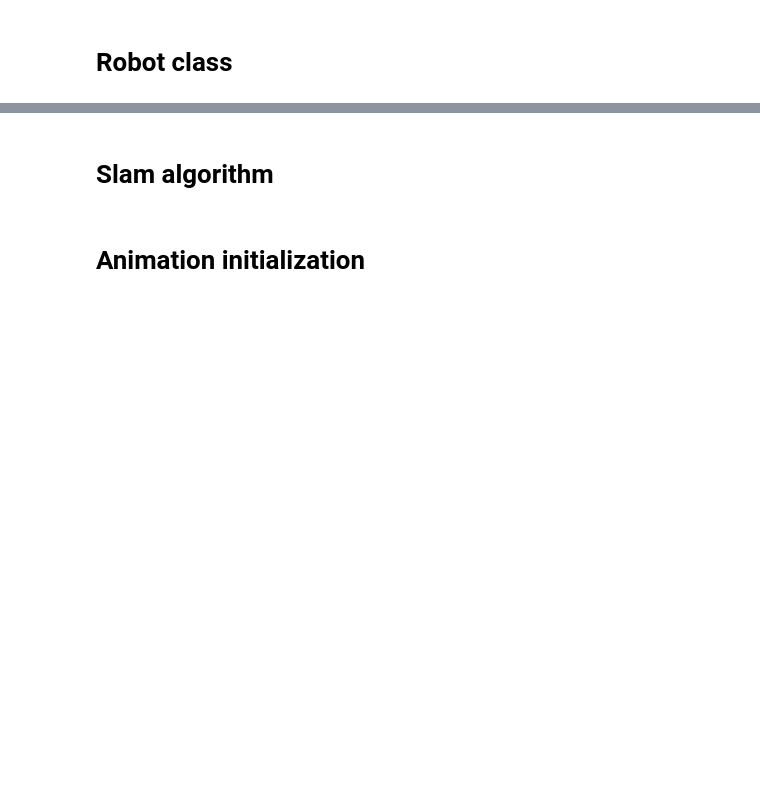
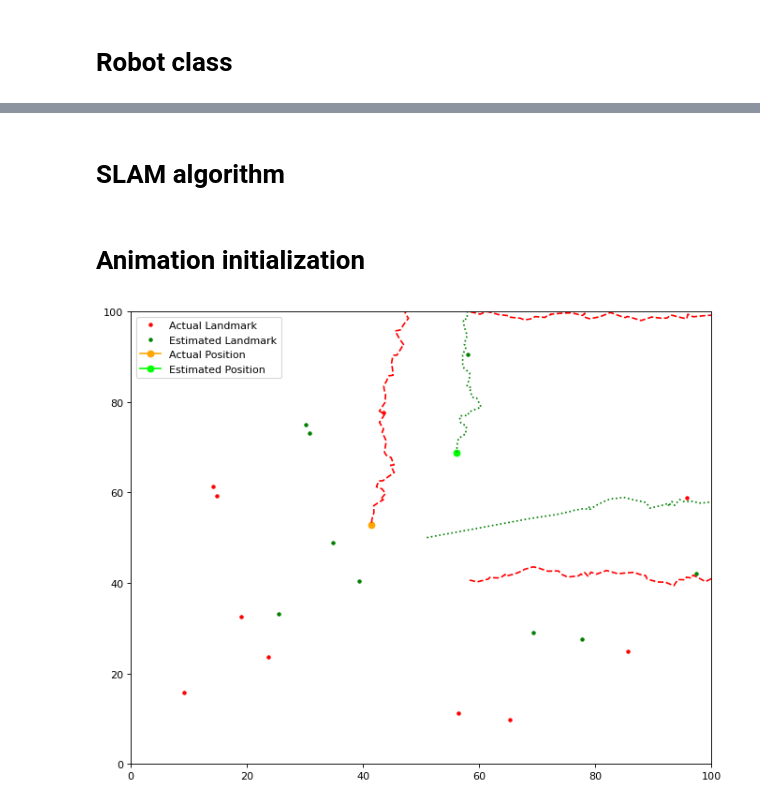
Before and after one commit to bogumilchilinski/dynpy, a Jupyter notebook: SLAM_FINAL.ipynb, the cells around one changed output, grey strips where cells are left out. Saved outputs shown, nothing was run; the diff lists cells and outputs as text; code cells hidden in the pictures; blank space fills up the shorter version.

```diff
--- a/SLAM_FINAL.ipynb
+++ b/SLAM_FINAL.ipynb
@@ -37,6 +34,6 @@ array([[58.55207768, 32.62117737],
 # %%
-x0 = 25
-y0 = 25
+x0 = 50
+y0 = 50
 
 omega = np.array([[[0.0, 0.0] for _ in range(N_LANDMARKS + 1)]
                               for _ in range(N_LANDMARKS + 1)])
@@ -46,4 +43,4 @@ omega[0, 0, :] = np.array([1.0, 1.0])
 xi[0, :] = np.array([x0, y0])
 
 #display(omega)
-#display(xi)
+display(xi)
@@ -85,13 +103,13 @@ class Robot:
 # %% [markdown]
-# Slam algorithm
+# SLAM algorithm
 # %%
 def slam(i, dx, dy, Z):
     global omega, xi
     omega = np.insert(omega, i + 1, 0, axis=0)
     omega = np.insert(omega, i + 1, 0, axis=1)
     xi = np.insert(xi, i + 1, 0, axis=0)
-    for meas in Z:
-        j, x, y = meas
+    for mean in Z:
+        j, x, y = mean
         omega[i, i] = omega[i, i] + 1/MEASUREMENT_NOISE
         omega[i, i + j + 2] = omega[i, i + j + 2] - 1/MEASUREMENT_NOISE
         omega[i + j + 2, i] = omega[i + j + 2, i] - 1/MEASUREMENT_NOISE
@@ -107,10 +125,51 @@ def slam(i, dx, dy, Z):
     mu_x = np.linalg.inv(omega[:, :, 0]).dot(xi[:, 0])
     mu_y = np.linalg.inv(omega[:, :, 1]).dot(xi[:, 1])
     return np.c_[mu_x, mu_y]
-
-dx = [1 for _ in range(50)] + [0 for _ in range(50)]
-dx += [-1 for _ in range(50)] + [0 for _ in range(50)]
-dy = [0 for _ in range(50)] + [1 for _ in range(50)]
-dy += [0 for _ in range(50)] + [-1 for _ in range(50)]
+asd
+dx = [1 for _ in range(50)] + [0 for _ in range(50)] + [-1 for _ in range(50)] + [0 for _ in range(50)]
+dy = [0 for _ in range(50)] + [1 for _ in range(50)] + [0 for _ in range(50)] + [-1 for _ in range(50)]
 # %% [markdown]
 # Animation initialization
+# %%
+fig = plt.figure(figsize = (10,8) , dpi=80)
+ax = plt.subplot()
+ax.grid(True)
+ax.plot(LANDMARKS[:, 0], LANDMARKS[:, 1], 'r.', label='Actual Landmark')
+estimated_landmarks, = ax.plot([], [], 'g.', label='Estimated Landmark')
+actual_position, = ax.plot([], [], color = 'orange', marker = 'o', label='Actual Position')
+estimated_position, = ax.plot([], [], color='lime', marker='o', label='Estimated Position')
+actual_path, = ax.plot([], [], 'r--')
+estimated_path, = ax.plot([], [], 'g:')
+actual_values = []
+estimated_values = []
+
+def init():
+    ax.set_xlim(0, MAPA_size)
+    ax.set_ylim(0, MAPA_size)
+    plt.legend(loc='best')
+    return (actual_position, estimated_position, estimated_landmarks,
+            actual_path, estimated_path)
+
+def animate(i):
+    Z = robot.sense()
+    mu = slam(i, dx[i], dy[i], Z)
+    robot.move(dx[i], dy[i])
+    actual_values.append([robot.x, robot.y])
+    estimated_values.append([mu[i + 1, 0], mu[i + 1, 1]])
+    actual_path.set_data([pos[0] for pos in actual_values], [pos[1] for pos in actual_values])
+    estimated_path.set_data([pos[0] for pos in estimated_values], [pos[1] for pos in estimated_values])
+    actual_position.set_data(robot.x, robot.y)
+    estimated_position.set_data(mu[i + 1, 0], mu[i + 1, 1])
+    est_lm = np.array([[mu[i + j + 2, 0], mu[i + j + 2, 1]] for j in range(N_LANDMARKS)])
+    estimated_landmarks.set_data(est_lm[:, 0], est_lm[:, 1])
+    return (actual_position, estimated_position, estimated_landmarks,
+            actual_path, estimated_path)
+
+
+
+
+anim = animation.FuncAnimation(fig, animate, 200, interval=50, init_func=init)
+writergif = animation.PillowWriter(fps=30)
+anim.save('slam.gif', writer=writergif)
+# %% [output]
+[figure, added]
```
Also changed, not shown: parts of 3 cells of this notebook, 3 other files.
